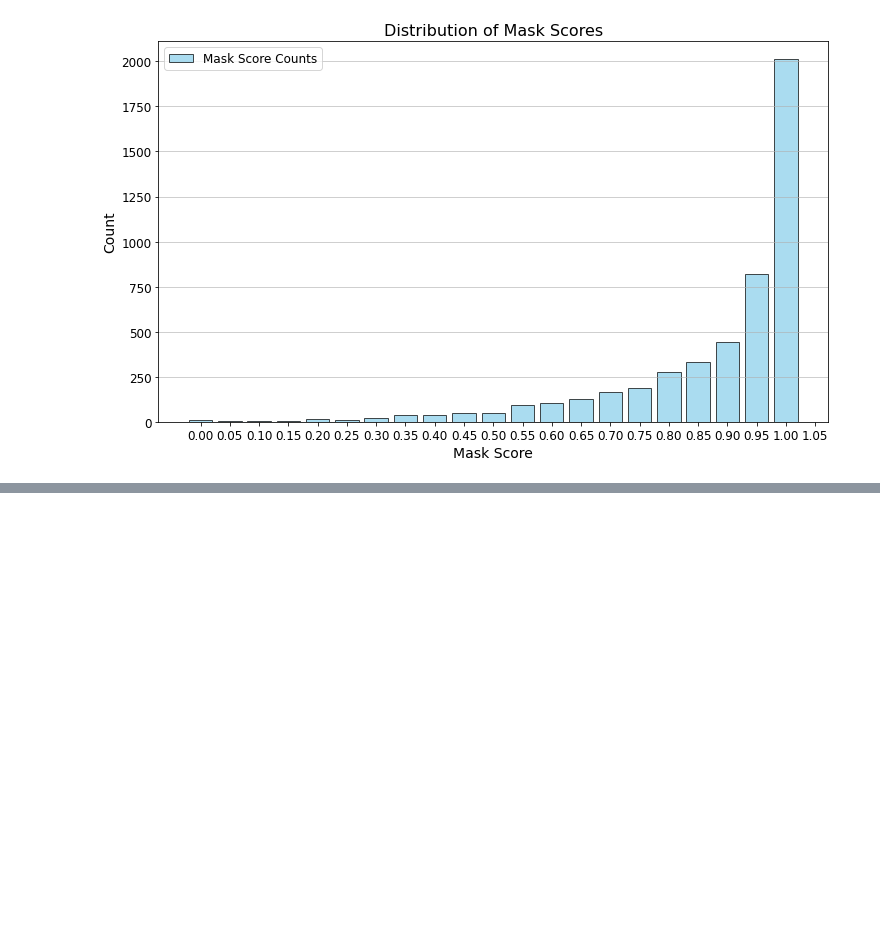
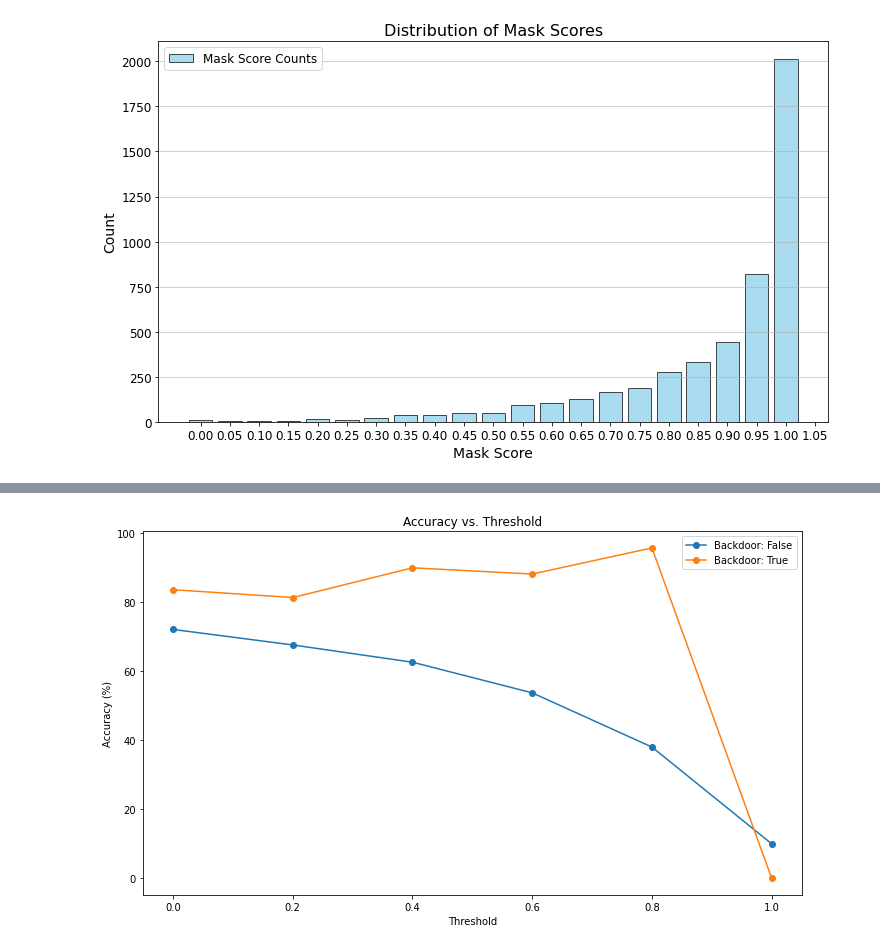
Before and after one commit to pkulium/Focused-Flip-Federated-Backdoor-Attack, a Jupyter notebook: save/plot.ipynb, the cells around one changed output, grey strips where cells are left out. Saved outputs shown, nothing was run; the diff lists cells and outputs as text; code cells hidden in the pictures; blank space fills up the shorter version.

```diff
--- a/save/plot.ipynb
+++ b/save/plot.ipynb
@@ -87,0 +120,32 @@ plt.show()
+# %%
+import matplotlib.pyplot as plt
+
+# Threshold values
+thresholds = [i/10 for i in range(0, 11, 2)]
+
+# Accuracy values for backdoor:False
+accuracies_false = [72.140, 67.640, 62.640, 53.760, 38.040, 10.000]
+
+# Accuracy values for backdoor:True
+accuracies_true = [83.660, 81.380, 90.000, 88.200, 95.770, 0.000]
+
+# Plotting
+plt.figure(figsize=(10, 6))
+
+# Accuracy plot
+plt.plot(thresholds, accuracies_false, label="Backdoor: False", marker='o')
+plt.plot(thresholds, accuracies_true, label="Backdoor: True", marker='o')
+plt.title("Accuracy vs. Threshold")
+plt.xlabel("Threshold")
+plt.ylabel("Accuracy (%)")
+plt.legend()
+
+plt.tight_layout()
+
+# Save the plot as a PNG file
+plt.savefig("accuracy_vs_threshold.png")
+
+# Show the plot
+plt.show()
+# %% [output]
+[figure, added]
```
Also changed, not shown: parts of 1 cell of this notebook, 1 other file.
